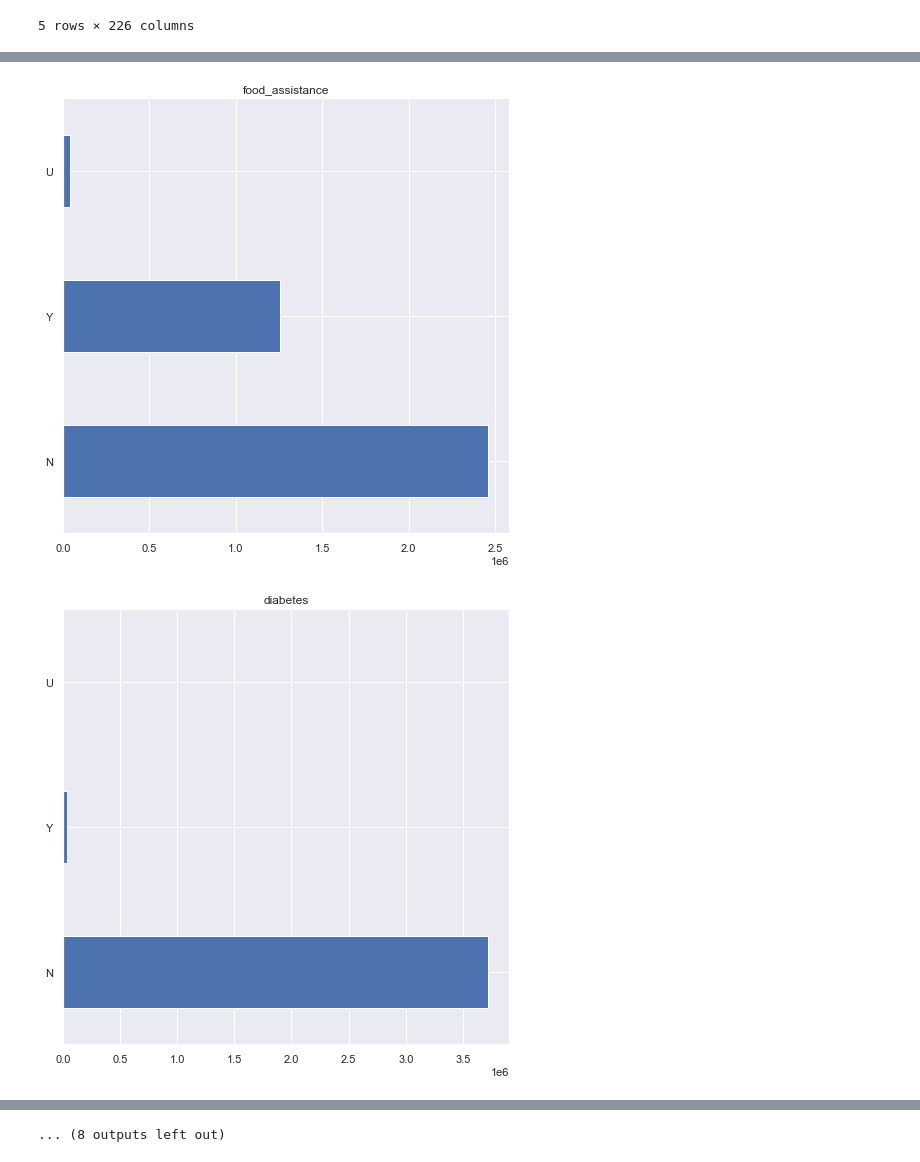
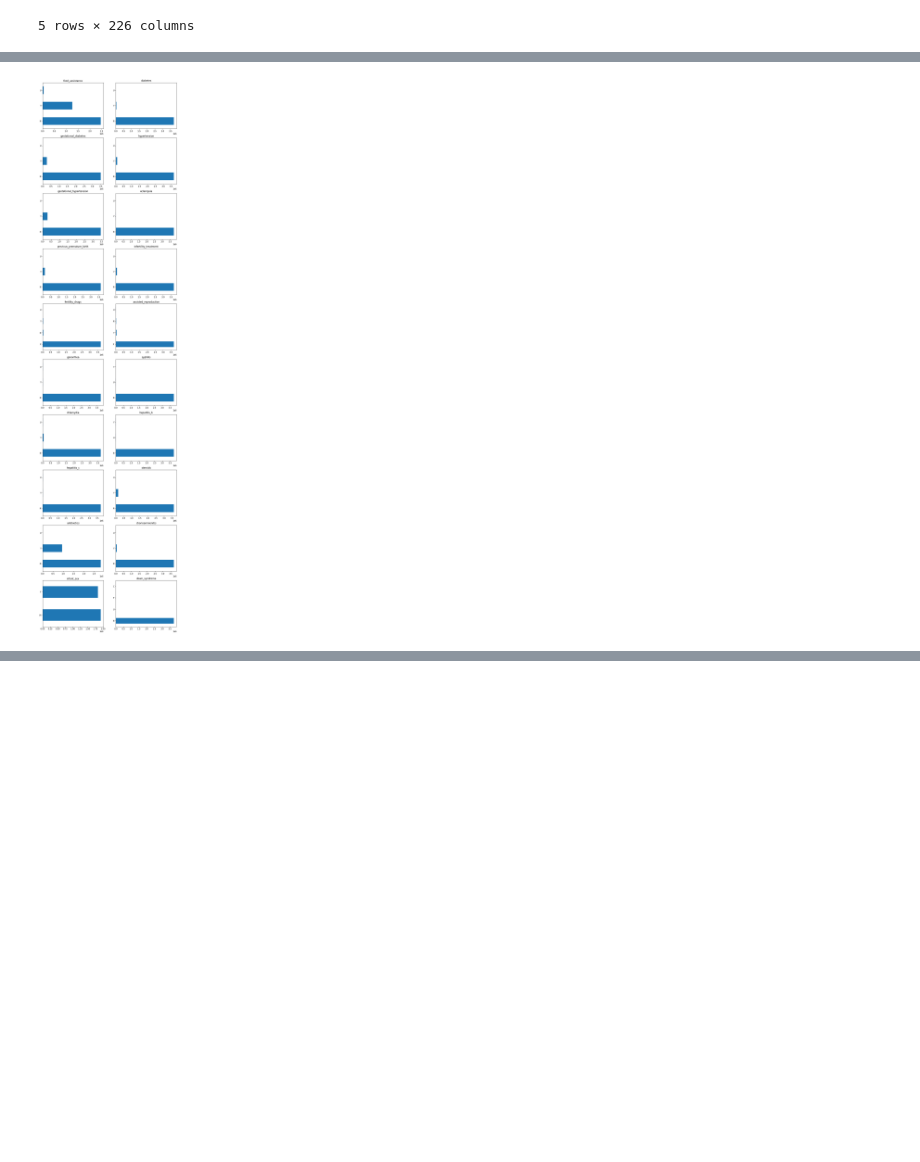
Before and after one commit to Patrick-Arnold/Capstone_Project, a Jupyter notebook: Capstone.ipynb, the cells around one changed output, grey strips where cells are left out. Drawn from its saved outputs; the diff is of its cells as text; code cells hidden in the pictures; blank space fills up the shorter version.

Commit message:
Exploratory and missing value flagging

```diff
--- a/Capstone.ipynb
+++ b/Capstone.ipynb
@@ -148,0 +449,2 @@ df['chlamydia'].value_counts().plot(kind='barh')
+# %%
+df['terminations'].replace(to_replace=99, value=np.nan, inplace=True)
@@ -148,0 +485,2 @@ df['chlamydia'].value_counts().plot(kind='barh')
+# %%
+df['months_prenatal_care'].replace(to_replace=99, value=np.nan, inplace=True)
@@ -148,0 +520,2 @@ df['chlamydia'].value_counts().plot(kind='barh')
+# %%
+df['prenatal_visits'].replace(to_replace=99, value=np.nan, inplace=True)
@@ -148,0 +547,2 @@ df['chlamydia'].value_counts().plot(kind='barh')
+# %%
+df['prenatal_visits'].replace(to_replace='U', value=np.nan, inplace=True)
@@ -201,12 +663,8 @@ Index(['food_assistance', 'diabetes', 'gestational_diabetes', 'hypertension',
       dtype='object')
 # %%
-# fig, axis = plt.subplots(len(df_cat.columns), 2, figsize=(12,len(df_cat.columns)*2.5))
-# ax1 =
+fig, axis = plt.subplots(nrows = int((len(df_cat.columns)/2)), ncols = 2, figsize=(12,len(df_cat.columns)*2.5))
 
-for i in df_cat.columns :
-#     ax = ax[i]
-    df_cat[i].value_counts().plot(kind='barh', title=i)
-    plt.show()
+for i, subplot in zip(df_cat.columns, axis.ravel()):
+    df_cat[i].value_counts().plot(kind='barh', ax=subplot, title = i)
 # %% [output]
-[figure, old version]
+[figure, new version]
-[figure, removed]
@@ -223 +670,0 @@ for i in df_cat.columns :
-... (8 outputs left out)
```
Also changed, not shown: parts of 68 cells of this notebook, 1 other file.
